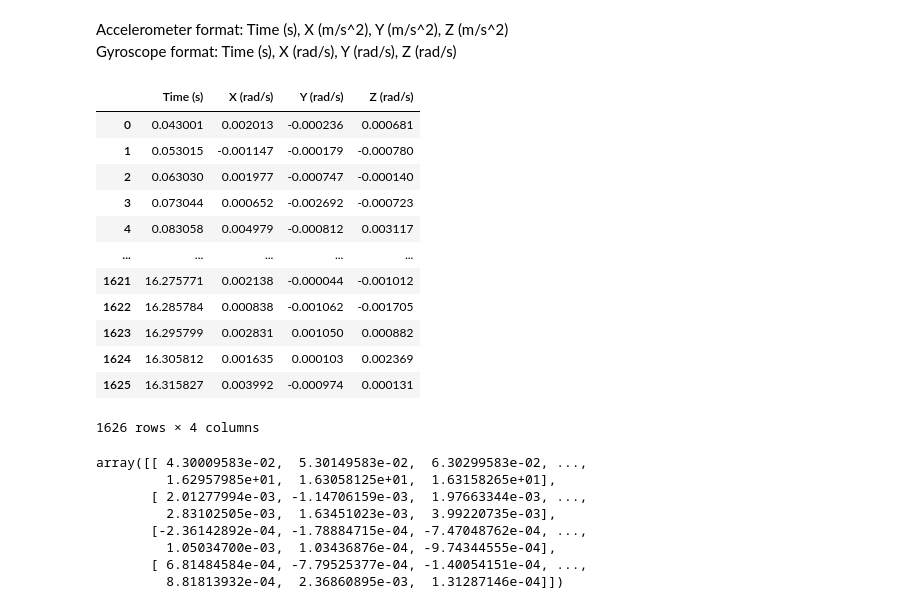
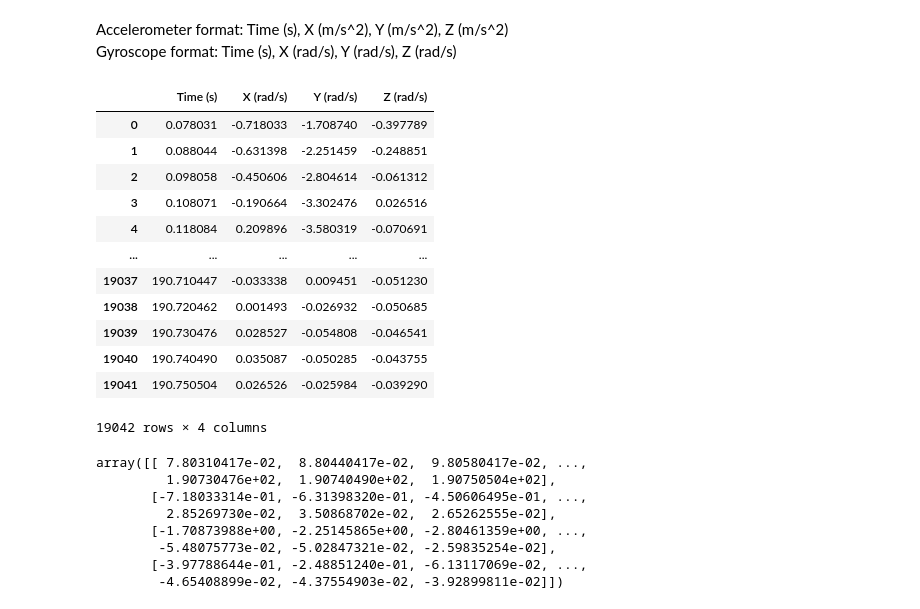
Before and after one commit to annkapopp/IndoorLocal, a Jupyter notebook: preprocessing.ipynb, the cells around one changed output. Saved outputs shown, nothing was run; the diff lists cells and outputs as text; code cells hidden in the pictures.

```diff
--- a/preprocessing.ipynb
+++ b/preprocessing.ipynb
@@ -11,26 +11,26 @@ Gyroscope format: Time (s), X (rad/s), Y (rad/s), Z (rad/s)
 # %%
 # load csv data as pandas dataframe
 
-filename_acc = 'data/gebaeude64_cali/Accelerometer.csv'
-filename_gyro = 'data/gebaeude64_cali/Gyroscope.csv'
+filename_acc = 'data/gebaeude64/Accelerometer.csv'
+filename_gyro = 'data/gebaeude64/Gyroscope.csv'
 
 acc_df = pd.read_csv(filename_acc, sep=',',header=0)
 gyro_df = pd.read_csv(filename_gyro, sep=',',header=0)
 gyro_df
 # %% [output]
 |  | Time (s) | X (rad/s) | Y (rad/s) | Z (rad/s) |
-| 0 | 0.043001 | 0.002013 | -0.000236 | 0.000681 |
-| 1 | 0.053015 | -0.001147 | -0.000179 | -0.000780 |
-| 2 | 0.063030 | 0.001977 | -0.000747 | -0.000140 |
-| 3 | 0.073044 | 0.000652 | -0.002692 | -0.000723 |
-| 4 | 0.083058 | 0.004979 | -0.000812 | 0.003117 |
+| 0 | 0.078031 | -0.718033 | -1.708740 | -0.397789 |
+| 1 | 0.088044 | -0.631398 | -2.251459 | -0.248851 |
+| 2 | 0.098058 | -0.450606 | -2.804614 | -0.061312 |
+| 3 | 0.108071 | -0.190664 | -3.302476 | 0.026516 |
+| 4 | 0.118084 | 0.209896 | -3.580319 | -0.070691 |
 | ... | ... | ... | ... | ... |
-| 1621 | 16.275771 | 0.002138 | -0.000044 | -0.001012 |
-| 1622 | 16.285784 | 0.000838 | -0.001062 | -0.001705 |
-| 1623 | 16.295799 | 0.002831 | 0.001050 | 0.000882 |
-| 1624 | 16.305812 | 0.001635 | 0.000103 | 0.002369 |
-| 1625 | 16.315827 | 0.003992 | -0.000974 | 0.000131 |
+| 19037 | 190.710447 | -0.033338 | 0.009451 | -0.051230 |
+| 19038 | 190.720462 | 0.001493 | -0.026932 | -0.050685 |
+| 19039 | 190.730476 | 0.028527 | -0.054808 | -0.046541 |
+| 19040 | 190.740490 | 0.035087 | -0.050285 | -0.043755 |
+| 19041 | 190.750504 | 0.026526 | -0.025984 | -0.039290 |
-1626 rows × 4 columns
+19042 rows × 4 columns
 # %%
 # dataframe to numpy array
 
@@ -49,12 +49,12 @@ gyro = np.asarray([
 
 gyro
 # %% [output]
-array([[ 4.30009583e-02,  5.30149583e-02,  6.30299583e-02, ...,
-         1.62957985e+01,  1.63058125e+01,  1.63158265e+01],
-       [ 2.01277994e-03, -1.14706159e-03,  1.97663344e-03, ...,
-         2.83102505e-03,  1.63451023e-03,  3.99220735e-03],
-       [-2.36142892e-04, -1.78884715e-04, -7.47048762e-04, ...,
-         1.05034700e-03,  1.03436876e-04, -9.74344555e-04],
-       [ 6.81484584e-04, -7.79525377e-04, -1.40054151e-04, ...,
-         8.81813932e-04,  2.36860895e-03,  1.31287146e-04]])
+array([[ 7.80310417e-02,  8.80440417e-02,  9.80580417e-02, ...,
+         1.90730476e+02,  1.90740490e+02,  1.90750504e+02],
+       [-7.18033314e-01, -6.31398320e-01, -4.50606495e-01, ...,
+         2.85269730e-02,  3.50868702e-02,  2.65262555e-02],
+       [-1.70873988e+00, -2.25145865e+00, -2.80461359e+00, ...,
+        -5.48075773e-02, -5.02847321e-02, -2.59835254e-02],
+       [-3.97788644e-01, -2.48851240e-01, -6.13117069e-02, ...,
+        -4.65408899e-02, -4.37554903e-02, -3.92899811e-02]])
 # %%
```
Also changed, not shown: parts of 2 cells of this notebook.
